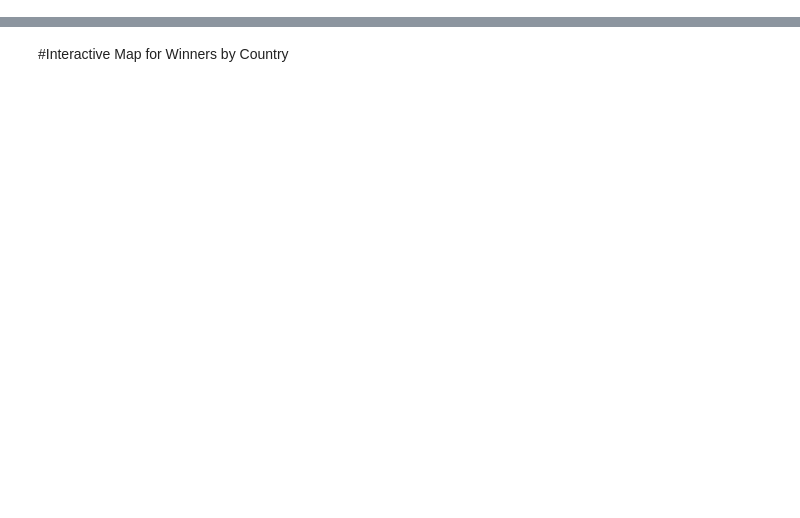
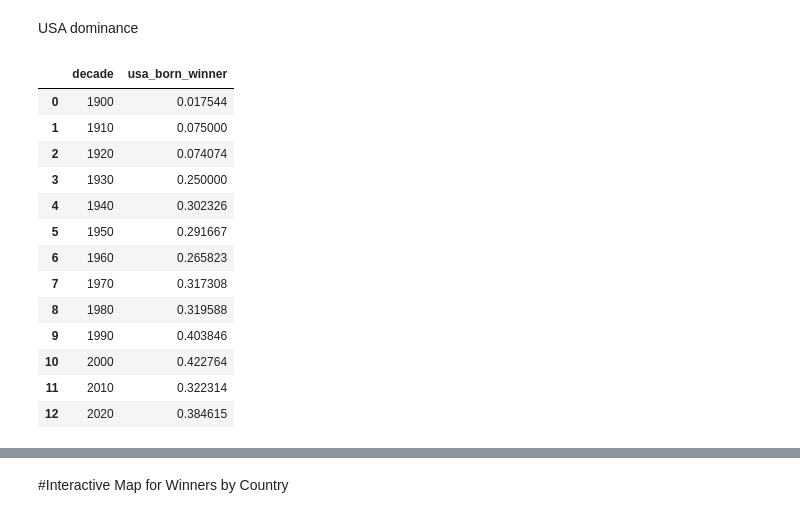
Before and after one commit to CoskunErden/Portfolio, a Jupyter notebook: Nobel.ipynb, the cells around one changed output, grey strips where cells are left out. Cells and saved outputs as stored; diff of their text form; code cells hidden in the pictures; blank space fills up the shorter version.

```diff
--- a/Nobel.ipynb
+++ b/Nobel.ipynb
@@ -38,0 +136,26 @@ for column in non_numeric_columns.columns:
+# %% [markdown]
+USA dominance
+# %%
+# Calculating the proportion of USA born winners per decade
+data['usa_born_winner'] = data["Birth_Country"]=="USA"
+data['decade'] = (np.floor(data["Year"]/10)*10).astype(int)
+
+prop_usa_winners = data.groupby('decade', as_index=False)['usa_born_winner'].mean()
+
+# Display the proportions of USA born winners per decade
+display(prop_usa_winners)
+# %% [output]
+|  | decade | usa_born_winner |
+| 0 | 1900 | 0.017544 |
+| 1 | 1910 | 0.075000 |
+| 2 | 1920 | 0.074074 |
+| 3 | 1930 | 0.250000 |
+| 4 | 1940 | 0.302326 |
+| 5 | 1950 | 0.291667 |
+| 6 | 1960 | 0.265823 |
+| 7 | 1970 | 0.317308 |
+| 8 | 1980 | 0.319588 |
+| 9 | 1990 | 0.403846 |
+| 10 | 2000 | 0.422764 |
+| 11 | 2010 | 0.322314 |
+| 12 | 2020 | 0.384615 |
```
Also changed, not shown: parts of 25 cells of this notebook.
